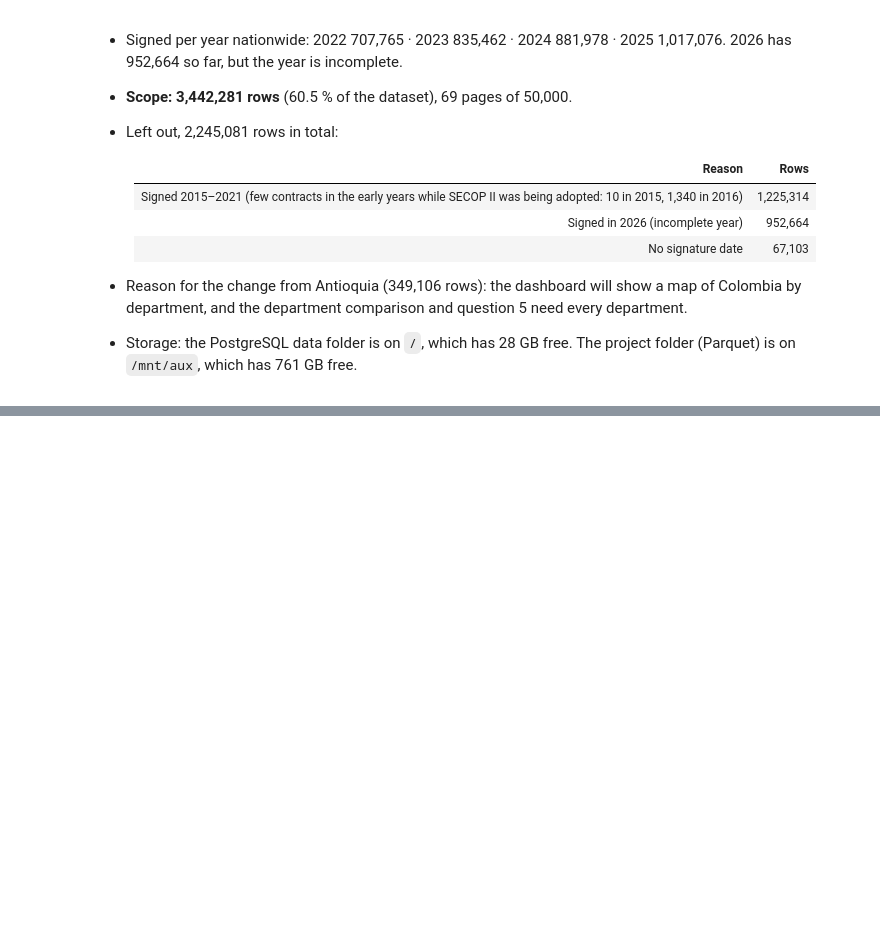
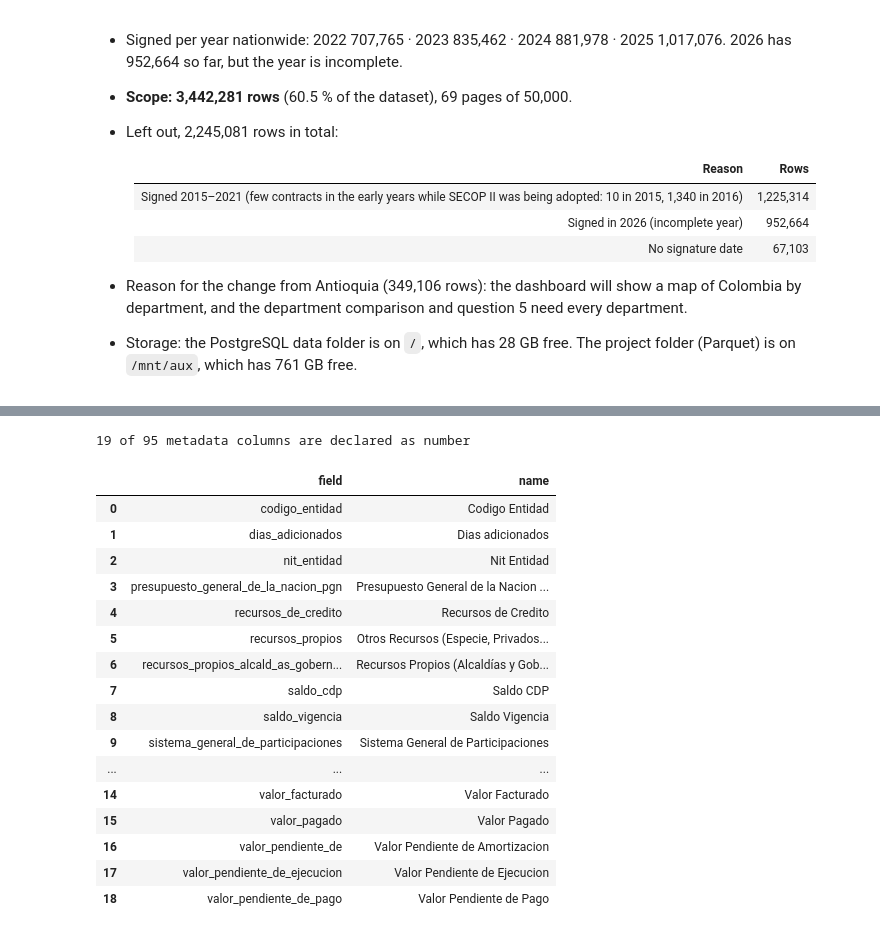
Before and after one commit to Dvargasar6/SecopII_project, a Jupyter notebook: notebooks/01_exploracion.ipynb, the cells around one changed output, grey strips where cells are left out. Cells and saved outputs as stored; diff of their text form; code cells hidden in the pictures; blank space fills up the shorter version.

```diff
--- a/notebooks/01_exploracion.ipynb
+++ b/notebooks/01_exploracion.ipynb
@@ -748,0 +758,28 @@ Other useful fields: `dias_adicionados` (number), `duraci_n_del_contrato` (text
+# %%
+# (a) Columns declared as number in the API metadata (all 95 columns, not the sample)
+numeric_cols = (
+    columns.loc[columns['api_type'] == 'number', ['field', 'name']]
+    .sort_values('field')
+    .reset_index(drop=True)
+)
+print(f'{len(numeric_cols)} of {len(columns)} metadata columns are declared as number')
+numeric_cols
+# %% [output]
+19 of 95 metadata columns are declared as number
+|  | field | name |
+| 0 | codigo_entidad | Codigo Entidad |
+| 1 | dias_adicionados | Dias adicionados |
+| 2 | nit_entidad | Nit Entidad |
+| 3 | presupuesto_general_de_la_nacion_pgn | Presupuesto General de la Nacion ... |
+| 4 | recursos_de_credito | Recursos de Credito |
+| 5 | recursos_propios | Otros Recursos (Especie, Privados... |
+| 6 | recursos_propios_alcald_as_gobern... | Recursos Propios (Alcaldías y Gob... |
+| 7 | saldo_cdp | Saldo CDP |
+| 8 | saldo_vigencia | Saldo Vigencia |
+| 9 | sistema_general_de_participaciones | Sistema General de Participaciones |
+| ... | ... | ... |
+| 14 | valor_facturado | Valor Facturado |
+| 15 | valor_pagado | Valor Pagado |
+| 16 | valor_pendiente_de | Valor Pendiente de Amortizacion |
+| 17 | valor_pendiente_de_ejecucion | Valor Pendiente de Ejecucion |
+| 18 | valor_pendiente_de_pago | Valor Pendiente de Pago |
```
Also changed, not shown: parts of 8 cells of this notebook, 1 other file.
